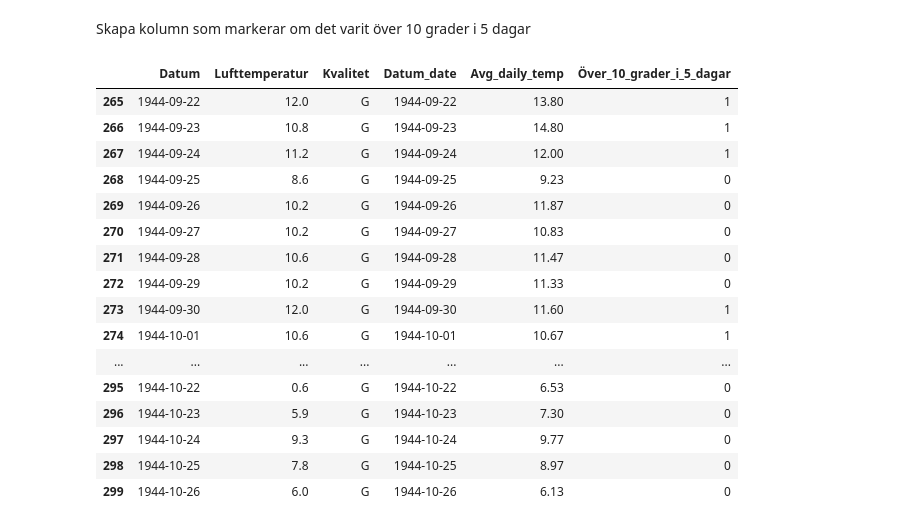
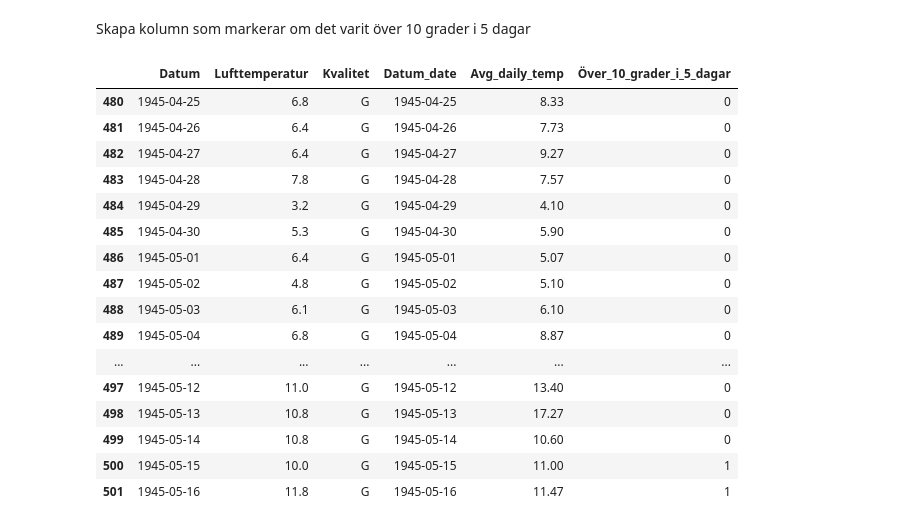
Before and after one commit to msteele919/projectwork, a Jupyter notebook: Database/test_queries.ipynb, the cells around one changed output. Cells and saved outputs as stored; diff of their text form; code cells hidden in the pictures.

```diff
--- a/Database/test_queries.ipynb
+++ b/Database/test_queries.ipynb
@@ -383,7 +337,7 @@ df_warmer_union = pd.read_sql("""WITH Temp_comp AS (
                         ELSE 0
                         END AS Warmer
                         FROM Temp_comp;
-                        """, conn).drop(columns=['Tid_UTC', 'id']).drop(columns=['Prev_temp'])
+                        """, conn, parse_dates=['Datum_date']).drop(columns=['Tid_UTC', 'id']).drop(columns=['Prev_temp'])
 df_warmer_union
 # %% [output]
 |  | Datum | Lufttemperatur | Kvalitet | Datum_date | Avg_daily_temp | Warmer |
@@ -458,6 +423,3 @@ df_warmer_union
 | 29005 | 2023-06-30 | 19.2 | G | 2023-06-30 | 17.40 | 0 |
 | 29006 | 2023-07-01 | 16.0 | G | 2023-07-01 | 16.06 | 0 |
 29007 rows × 6 columns
-# %%
-ind = 1
-df_warmer_union[ind-1:ind]['Avg_daily_temp'][ind-1]
@@ -501,7 +463,7 @@ Skapa kolumn som markerar om det varit över 10 grader i 5 dagar
 # %%
 df_warmer_union['Över_10_grader_i_5_dagar'] = 0
 counter = 0
-for ind, val in df_warmer_union[1:1500].iterrows():
+for ind, val in df_warmer_union[1:].iterrows():
     temp_prev = df_warmer_union[ind-1:ind]['Avg_daily_temp'][ind-1]
     if val['Avg_daily_temp'] > 10:
         counter += 1
@@ -512,22 +474,22 @@ for ind, val in df_warmer_union[1:1500].iterrows():
     else:
         df_warmer_union.loc[ind, 'Steg_tempern?'] = 0
 # %%
-df_warmer_union[265:300].drop(columns=['Warmer', 'Steg_tempern?'])
+df_warmer_union[480:502].drop(columns=['Warmer', 'Steg_tempern?'])
 # %% [output]
 |  | Datum | Lufttemperatur | Kvalitet | Datum_date | Avg_daily_temp | Över_10_grader_i_5_dagar |
-| 265 | 1944-09-22 | 12.0 | G | 1944-09-22 | 13.80 | 1 |
-| 266 | 1944-09-23 | 10.8 | G | 1944-09-23 | 14.80 | 1 |
-| 267 | 1944-09-24 | 11.2 | G | 1944-09-24 | 12.00 | 1 |
-| 268 | 1944-09-25 | 8.6 | G | 1944-09-25 | 9.23 | 0 |
-| 269 | 1944-09-26 | 10.2 | G | 1944-09-26 | 11.87 | 0 |
-| 270 | 1944-09-27 | 10.2 | G | 1944-09-27 | 10.83 | 0 |
-| 271 | 1944-09-28 | 10.6 | G | 1944-09-28 | 11.47 | 0 |
-| 272 | 1944-09-29 | 10.2 | G | 1944-09-29 | 11.33 | 0 |
-| 273 | 1944-09-30 | 12.0 | G | 1944-09-30 | 11.60 | 1 |
-| 274 | 1944-10-01 | 10.6 | G | 1944-10-01 | 10.67 | 1 |
+| 480 | 1945-04-25 | 6.8 | G | 1945-04-25 | 8.33 | 0 |
+| 481 | 1945-04-26 | 6.4 | G | 1945-04-26 | 7.73 | 0 |
+| 482 | 1945-04-27 | 6.4 | G | 1945-04-27 | 9.27 | 0 |
+| 483 | 1945-04-28 | 7.8 | G | 1945-04-28 | 7.57 | 0 |
+| 484 | 1945-04-29 | 3.2 | G | 1945-04-29 | 4.10 | 0 |
+| 485 | 1945-04-30 | 5.3 | G | 1945-04-30 | 5.90 | 0 |
+| 486 | 1945-05-01 | 6.4 | G | 1945-05-01 | 5.07 | 0 |
+| 487 | 1945-05-02 | 4.8 | G | 1945-05-02 | 5.10 | 0 |
+| 488 | 1945-05-03 | 6.1 | G | 1945-05-03 | 6.10 | 0 |
+| 489 | 1945-05-04 | 6.8 | G | 1945-05-04 | 8.87 | 0 |
 | ... | ... | ... | ... | ... | ... | ... |
-| 295 | 1944-10-22 | 0.6 | G | 1944-10-22 | 6.53 | 0 |
-| 296 | 1944-10-23 | 5.9 | G | 1944-10-23 | 7.30 | 0 |
-| 297 | 1944-10-24 | 9.3 | G | 1944-10-24 | 9.77 | 0 |
-| 298 | 1944-10-25 | 7.8 | G | 1944-10-25 | 8.97 | 0 |
-| 299 | 1944-10-26 | 6.0 | G | 1944-10-26 | 6.13 | 0 |
+| 497 | 1945-05-12 | 11.0 | G | 1945-05-12 | 13.40 | 0 |
+| 498 | 1945-05-13 | 10.8 | G | 1945-05-13 | 17.27 | 0 |
+| 499 | 1945-05-14 | 10.8 | G | 1945-05-14 | 10.60 | 0 |
+| 500 | 1945-05-15 | 10.0 | G | 1945-05-15 | 11.00 | 1 |
+| 501 | 1945-05-16 | 11.8 | G | 1945-05-16 | 11.47 | 1 |
```
Also changed, not shown: parts of 24 cells of this notebook, 3 other files.
